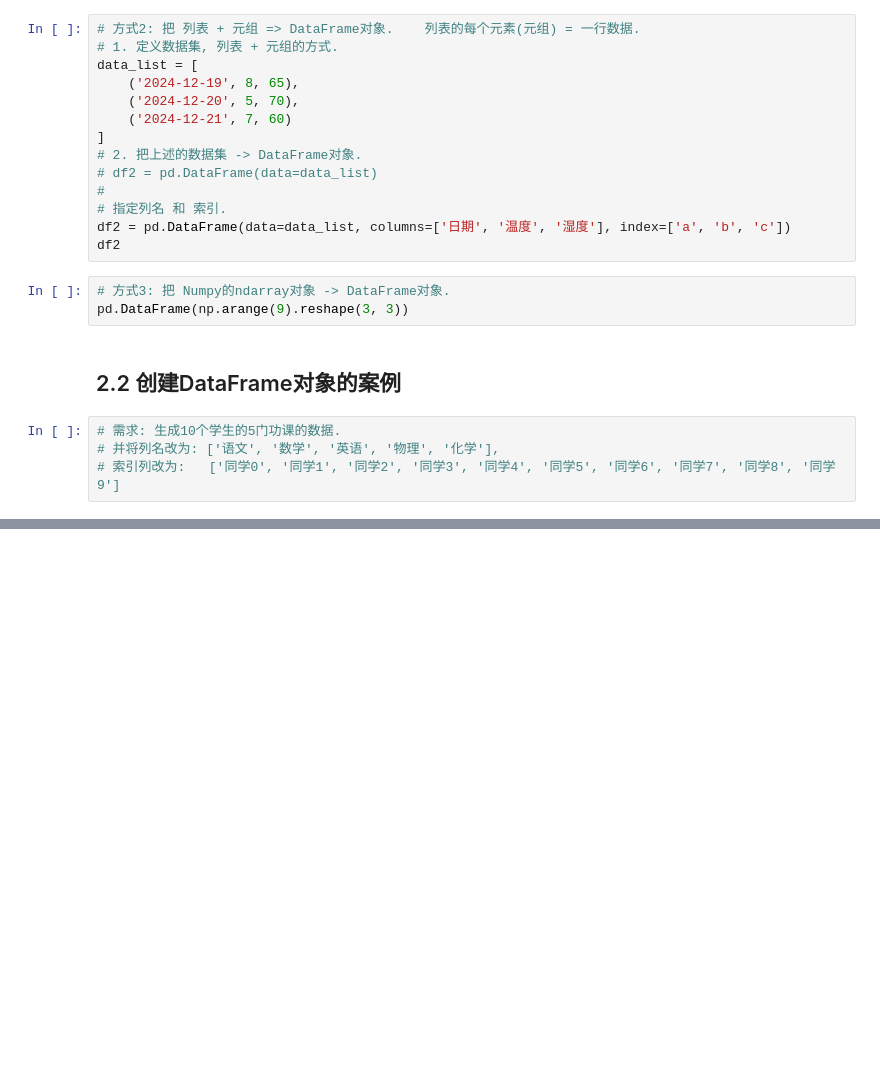
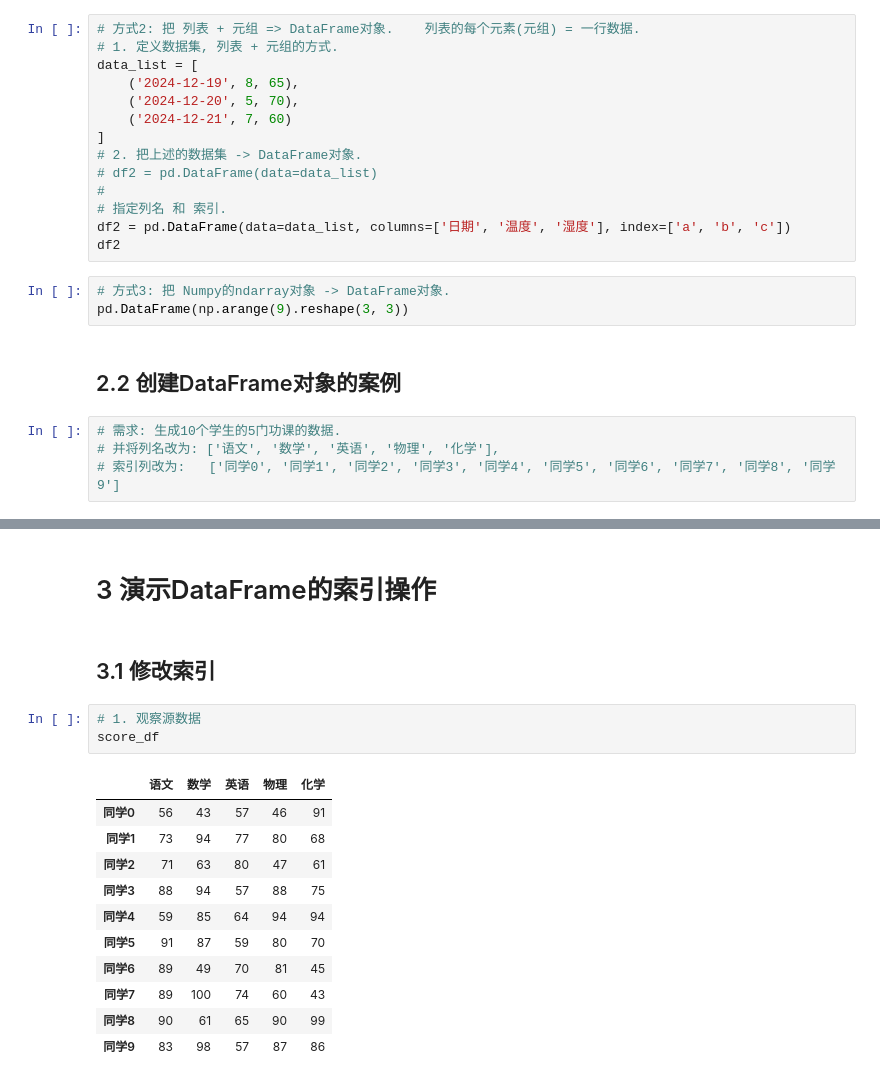
Before and after one commit to lawtherLee/jupyter_study, a Jupyter notebook: pandas/02_Pandas的数据结构和数据类型.ipynb, the cells around one changed output, grey strips where cells are left out. Saved outputs shown, nothing was run; the diff lists cells and outputs as text; blank space fills up the shorter version.

```diff
--- a/pandas/02_Pandas的数据结构和数据类型.ipynb
+++ b/pandas/02_Pandas的数据结构和数据类型.ipynb
@@ -128,0 +271,19 @@ score_df2
+# %% [markdown]
+# 3 演示DataFrame的索引操作
+# %% [markdown]
+## 3.1 修改索引
+# %%
+# 1. 观察源数据
+score_df
+# %% [output]
+|  | 语文 | 数学 | 英语 | 物理 | 化学 |
+| 同学0 | 56 | 43 | 57 | 46 | 91 |
+| 同学1 | 73 | 94 | 77 | 80 | 68 |
+| 同学2 | 71 | 63 | 80 | 47 | 61 |
+| 同学3 | 88 | 94 | 57 | 88 | 75 |
+| 同学4 | 59 | 85 | 64 | 94 | 94 |
+| 同学5 | 91 | 87 | 59 | 80 | 70 |
+| 同学6 | 89 | 49 | 70 | 81 | 45 |
+| 同学7 | 89 | 100 | 74 | 60 | 43 |
+| 同学8 | 90 | 61 | 65 | 90 | 99 |
+| 同学9 | 83 | 98 | 57 | 87 | 86 |
```
Also changed, not shown: parts of 26 cells of this notebook.
